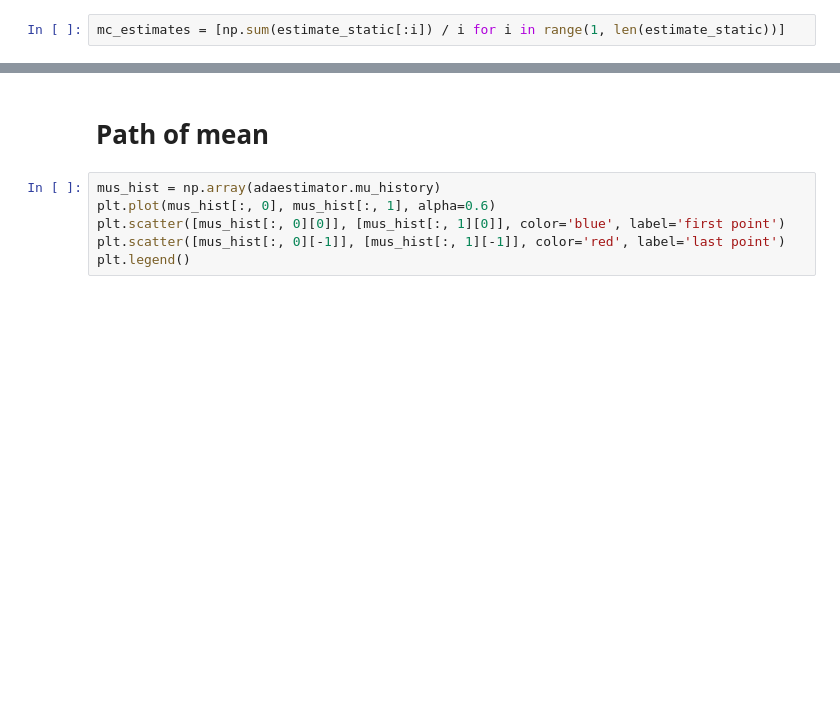
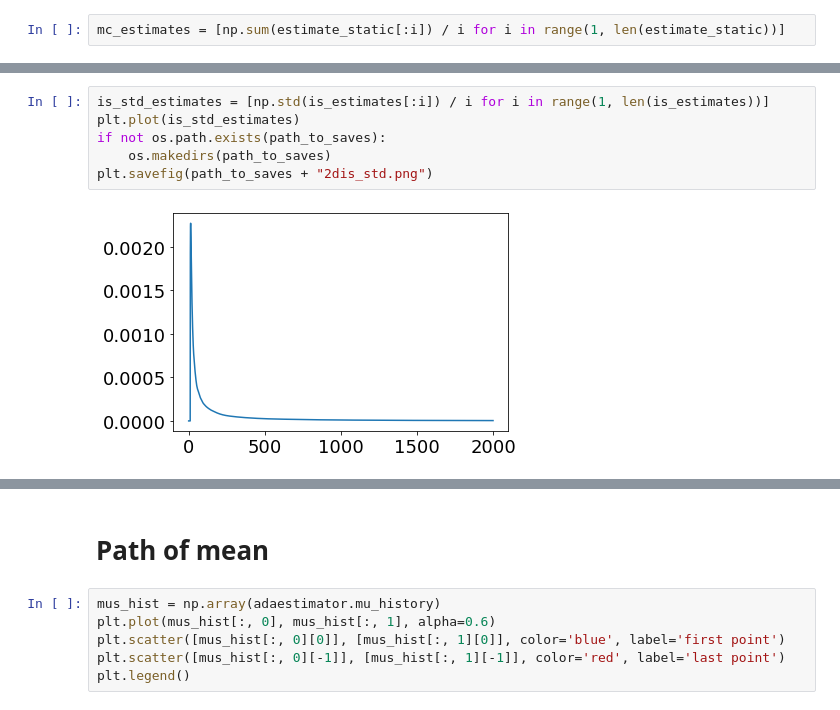
Before and after one commit to vjugor1/AC-PF-Security-Assessment, a Jupyter notebook: notebooks/2d_example.ipynb, the cells around one changed output, grey strips where cells are left out. Drawn from its saved outputs; the diff is of its cells as text; blank space fills up the shorter version.

```diff
--- a/notebooks/2d_example.ipynb
+++ b/notebooks/2d_example.ipynb
@@ -64,0 +76,8 @@ plt.legend()
+# %%
+is_std_estimates = [np.std(is_estimates[:i]) / i for i in range(1, len(is_estimates))]
+plt.plot(is_std_estimates)
+if not os.path.exists(path_to_saves):
+    os.makedirs(path_to_saves)
+plt.savefig(path_to_saves + "2dis_std.png")
+# %% [output]
+[figure, added]
```
Also changed, not shown: parts of 8 cells of this notebook, 8 other files.
